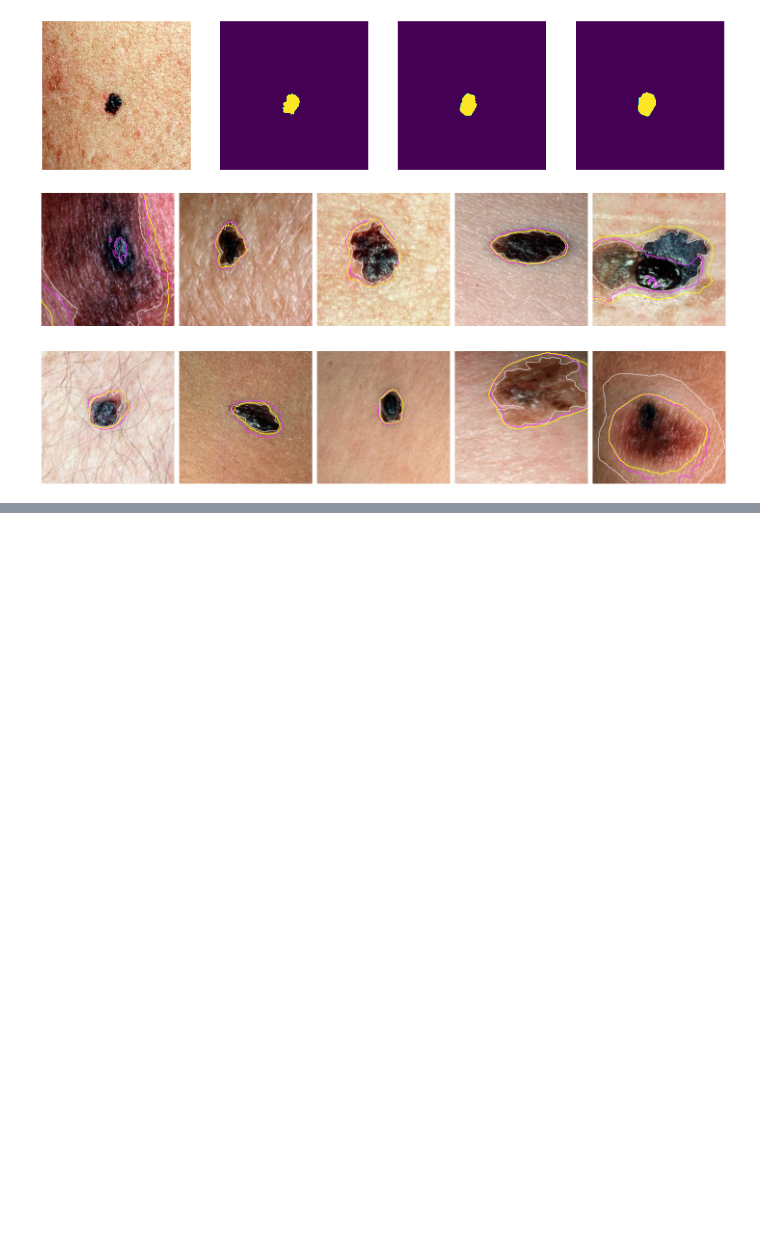
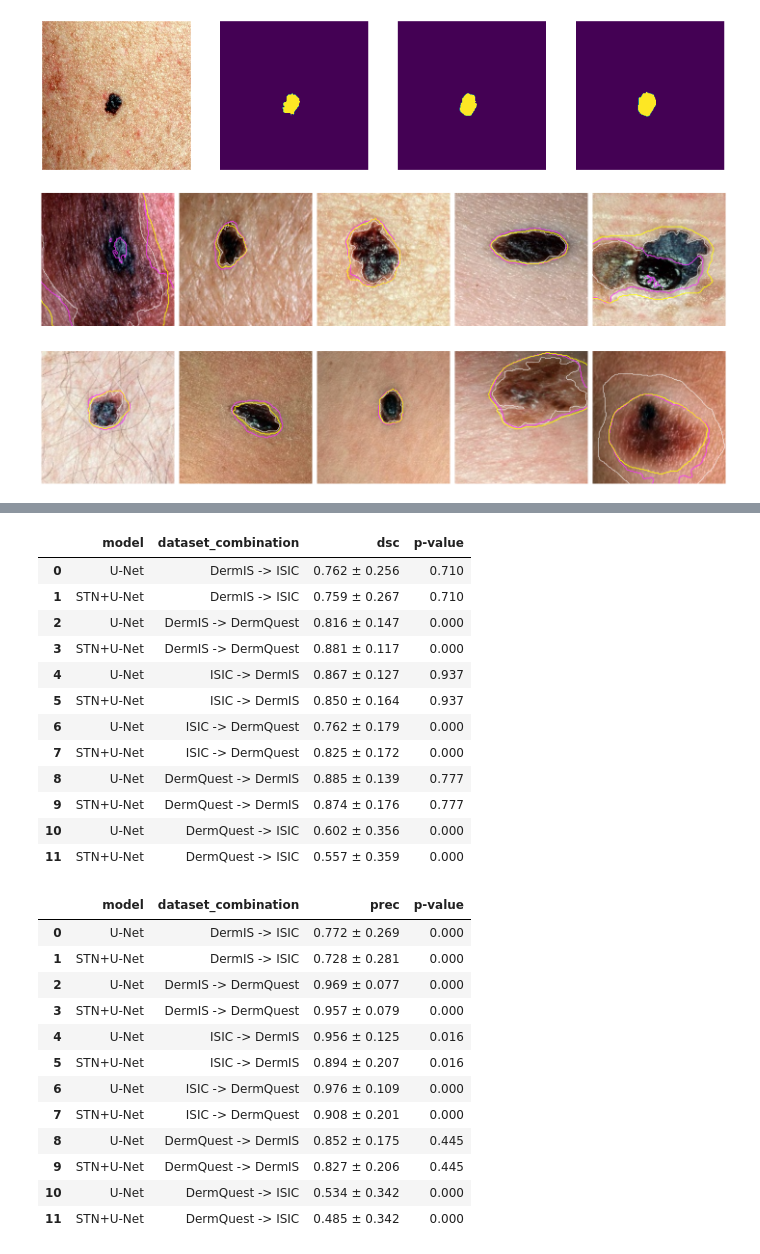
Before and after one commit to marinbenc/domain-specific-transforms, a Jupyter notebook: viz.ipynb, the cells around one changed output, grey strips where cells are left out. Saved outputs shown, nothing was run; the diff lists cells and outputs as text; code cells hidden in the pictures; blank space fills up the shorter version.

```diff
--- a/viz.ipynb
+++ b/viz.ipynb
@@ -170,0 +157,71 @@ ax.set_xlim(0, 1)
+# %%
+import seaborn as sns
+import matplotlib.pyplot as plt
+
+def box_plot_metric(metric, title):
+  sns.set_theme(style="whitegrid")
+  plt.figure(figsize=(10, 5))
+  ax = sns.boxplot(x=metric, y="dataset_combination", hue="model", data=results_df, palette="Set3")
+  ax.set_ylabel('')
+  ax.set_xlabel(title)
+  ax.set_xlim(0, 1)
+
+def metric_table(metric, title):
+  columns = ['model', 'dataset_combination', metric, 'p-value']
+  table = pd.DataFrame(columns=columns)
+
+  for dataset_combination in dataset_combinations:
+    set1, set2 = dataset_combination
+    unet = results_df[(results_df['dataset_combination'] == f'{set1} -> {set2}') & (results_df['model'] == 'U-Net')][metric]
+    stnunet = results_df[(results_df['dataset_combination'] == f'{set1} -> {set2}') & (results_df['model'] == 'STN+U-Net')][metric]
+    p_value = ranksums(unet, stnunet).pvalue
+
+    table.loc[len(table)] = {
+      'model': 'U-Net',
+      'dataset_combination': f'{set1} -> {set2}',
+      metric: f'{unet.mean():.3f} ± {unet.std():.3f}',
+      'p-value': p_value
+    }
+
+    table.loc[len(table)] = {
+      'model': 'STN+U-Net',
+      'dataset_combination': f'{set1} -> {set2}',
+      metric: f'{stnunet.mean():.3f} ± {stnunet.std():.3f}',
+      'p-value': p_value
+    }
+
+  table['p-value'] = table['p-value'].astype(float).map(lambda p: f'{p:.3f}')
+  return table
+# %%
+from IPython.display import display, HTML
+
+metrics = [('dsc', 'Dice coefficient'), ('prec', 'Precision'), ('rec', 'Recall'), ('th_jacc', 'Thresholded Jaccard index')]
+for metric, title in metrics:
+  display(metric_table(metric, title))
+# %% [output]
+|  | model | dataset_combination | dsc | p-value |
+| 0 | U-Net | DermIS -> ISIC | 0.762 ± 0.256 | 0.710 |
+| 1 | STN+U-Net | DermIS -> ISIC | 0.759 ± 0.267 | 0.710 |
+| 2 | U-Net | DermIS -> DermQuest | 0.816 ± 0.147 | 0.000 |
+| 3 | STN+U-Net | DermIS -> DermQuest | 0.881 ± 0.117 | 0.000 |
+| 4 | U-Net | ISIC -> DermIS | 0.867 ± 0.127 | 0.937 |
+| 5 | STN+U-Net | ISIC -> DermIS | 0.850 ± 0.164 | 0.937 |
+| 6 | U-Net | ISIC -> DermQuest | 0.762 ± 0.179 | 0.000 |
+| 7 | STN+U-Net | ISIC -> DermQuest | 0.825 ± 0.172 | 0.000 |
+| 8 | U-Net | DermQuest -> DermIS | 0.885 ± 0.139 | 0.777 |
+| 9 | STN+U-Net | DermQuest -> DermIS | 0.874 ± 0.176 | 0.777 |
+| 10 | U-Net | DermQuest -> ISIC | 0.602 ± 0.356 | 0.000 |
+| 11 | STN+U-Net | DermQuest -> ISIC | 0.557 ± 0.359 | 0.000 |
+|  | model | dataset_combination | prec | p-value |
+| 0 | U-Net | DermIS -> ISIC | 0.772 ± 0.269 | 0.000 |
+| 1 | STN+U-Net | DermIS -> ISIC | 0.728 ± 0.281 | 0.000 |
+| 2 | U-Net | DermIS -> DermQuest | 0.969 ± 0.077 | 0.000 |
+| 3 | STN+U-Net | DermIS -> DermQuest | 0.957 ± 0.079 | 0.000 |
+| 4 | U-Net | ISIC -> DermIS | 0.956 ± 0.125 | 0.016 |
+| 5 | STN+U-Net | ISIC -> DermIS | 0.894 ± 0.207 | 0.016 |
+| 6 | U-Net | ISIC -> DermQuest | 0.976 ± 0.109 | 0.000 |
+| 7 | STN+U-Net | ISIC -> DermQuest | 0.908 ± 0.201 | 0.000 |
+| 8 | U-Net | DermQuest -> DermIS | 0.852 ± 0.175 | 0.445 |
+| 9 | STN+U-Net | DermQuest -> DermIS | 0.827 ± 0.206 | 0.445 |
+| 10 | U-Net | DermQuest -> ISIC | 0.534 ± 0.342 | 0.000 |
+| 11 | STN+U-Net | DermQuest -> ISIC | 0.485 ± 0.342 | 0.000 |
```
Also changed, not shown: parts of 8 cells of this notebook, 30 other files.
